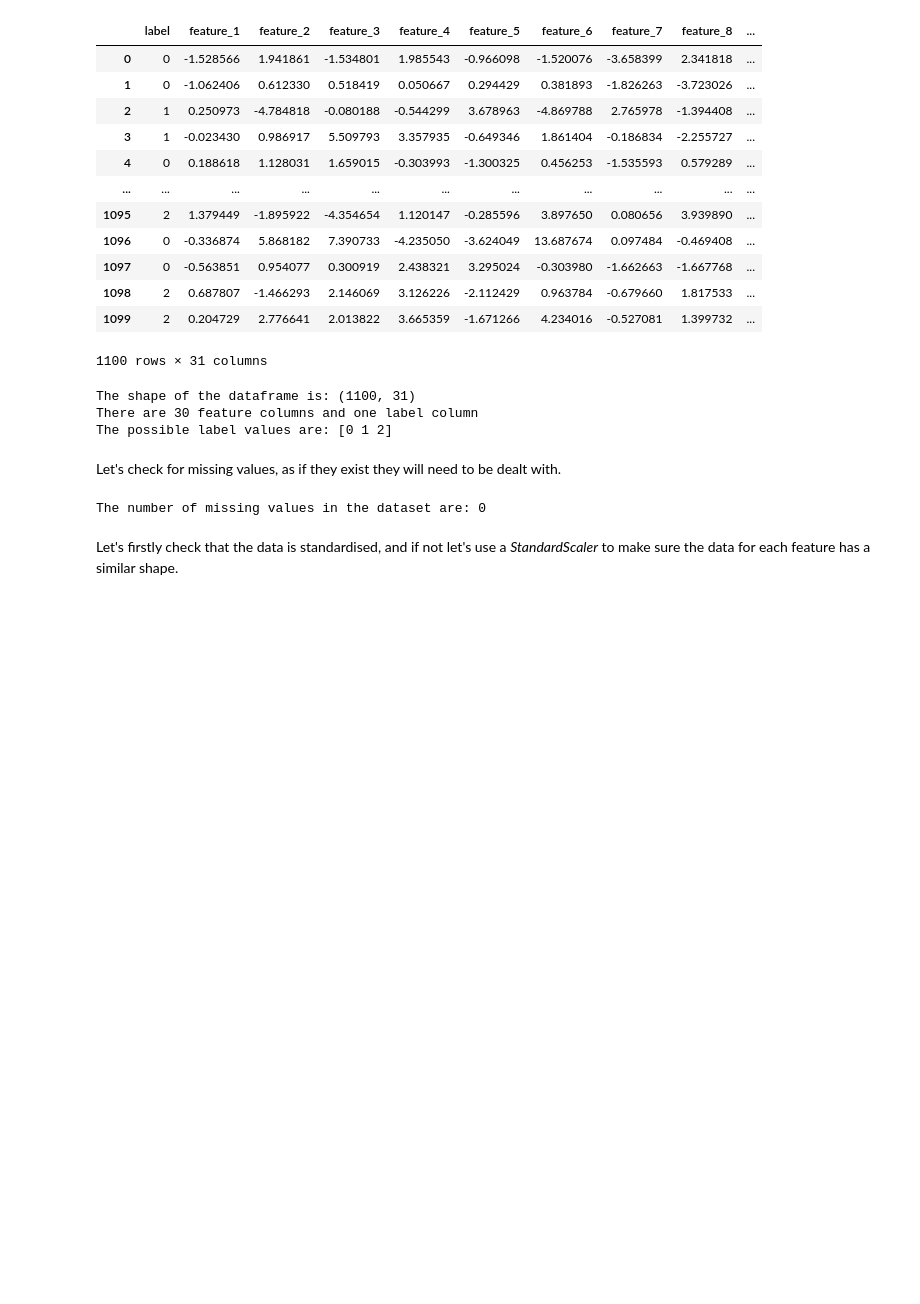
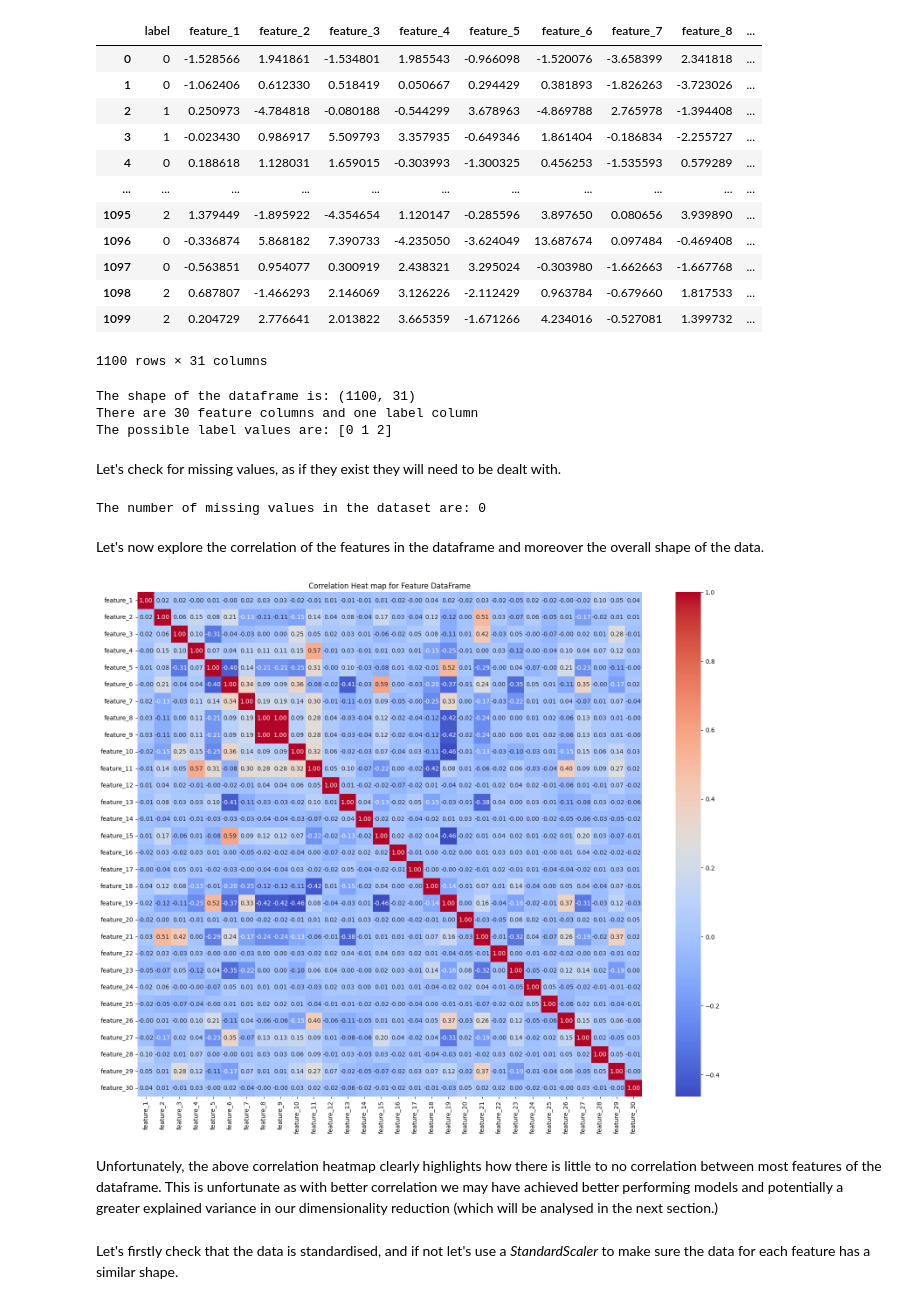
Before and after one commit to andreafabbricatore/ml_individual_project, a Jupyter notebook: project.ipynb, the cells around one changed output. Saved outputs shown, nothing was run; the diff lists cells and outputs as text; code cells hidden in the pictures; blank space fills up the shorter version.

Commit message:
added more data vis

```diff
--- a/project.ipynb
+++ b/project.ipynb
@@ -46,6 +46,18 @@ Let's check for missing values, as if they exist they will need to be dealt with
 print(f"The number of missing values in the dataset are: {max(df.isnull().sum())}")
 # %% [output]
 The number of missing values in the dataset are: 0
+# %% [markdown]
+Let's now explore the correlation of the features in the dataframe and moreover the overall shape of the data.
+# %%
+f, ax = plt.subplots(figsize=(20, 15))
+corr = df.iloc[:, 1:].corr()
+sns.heatmap(corr, vmax=1, cbar=True, annot=True, square=True, fmt='.2f',annot_kws={'size': 10}, cmap = 'coolwarm')
+plt.title("Correlation Heat map for Feature DataFrame")
+plt.show()
+# %% [output]
+[figure, added]
+# %% [markdown]
+Unfortunately, the above correlation heatmap clearly highlights how there is little to no correlation between most features of the dataframe. This is unfortunate as with better correlation we may have achieved better performing models and potentially a greater explained variance in our dimensionality reduction (which will be analysed in the next section.)
 # %% [markdown]
 Let's firstly check that the data is standardised, and if not let's use a *StandardScaler* to make sure the data for each feature has a similar shape.
 # %%
```
Also changed, not shown: parts of 6 cells of this notebook.
